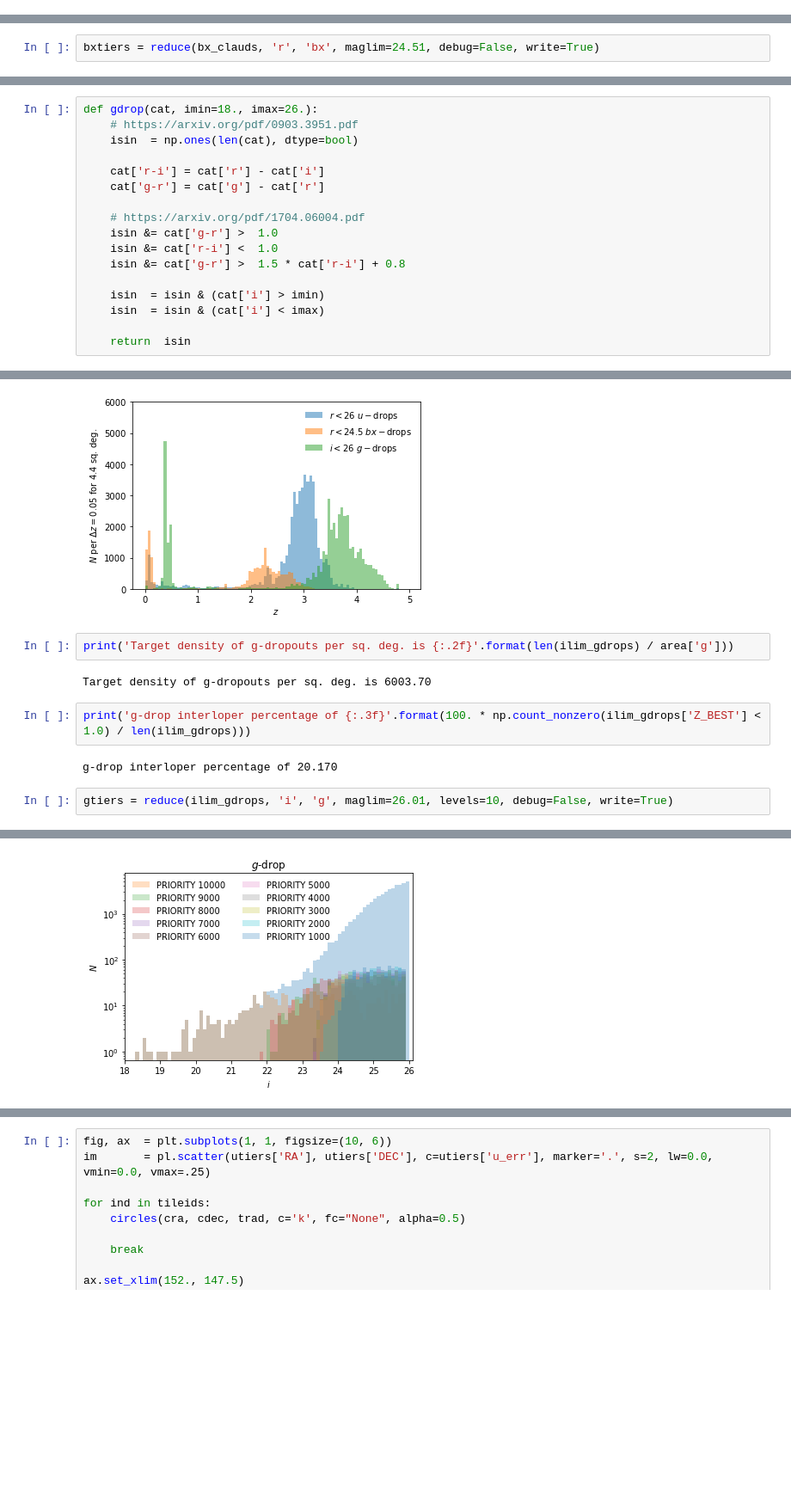
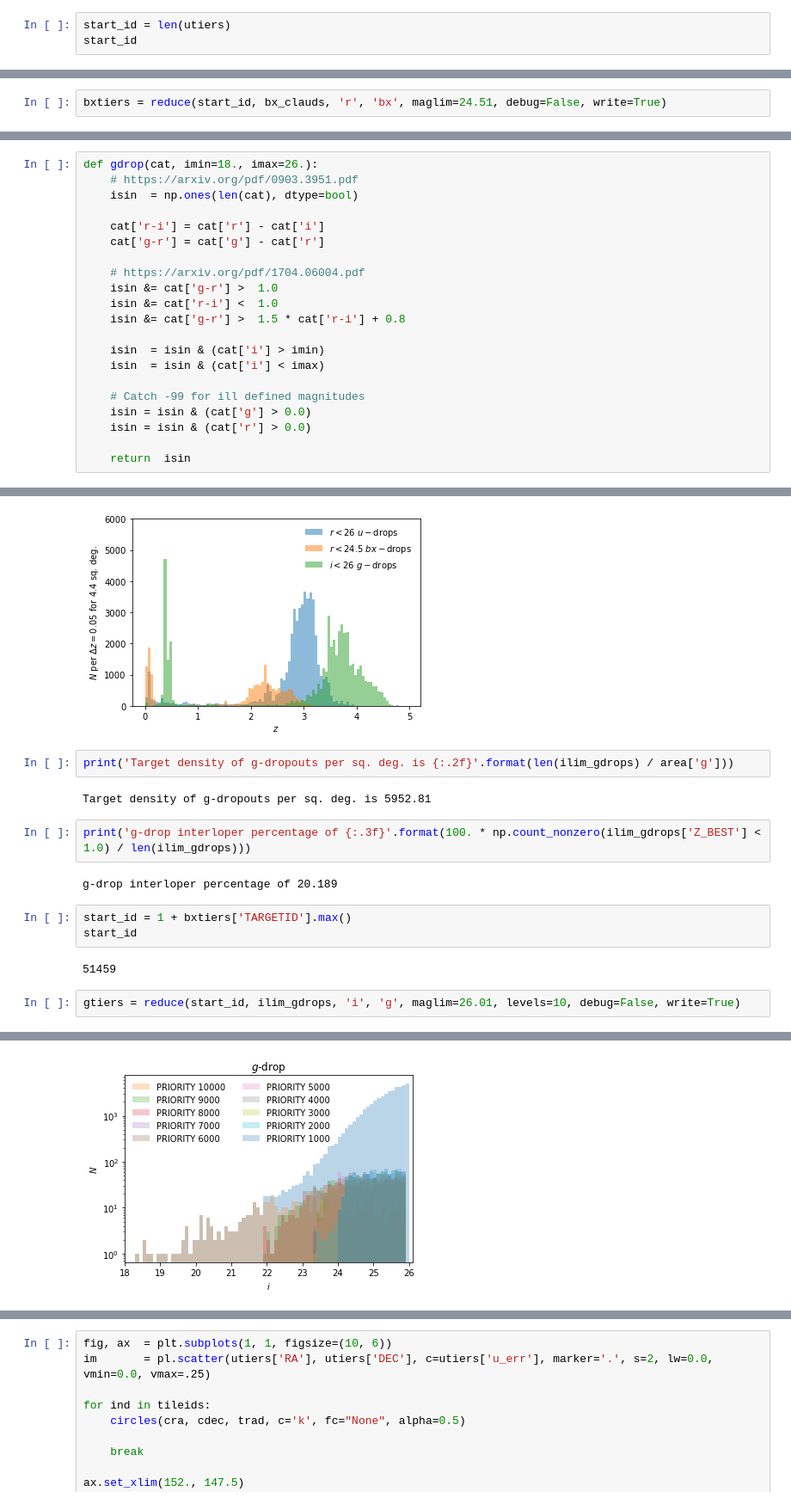
Before and after one commit to michaelJwilson/DESILBG, a Jupyter notebook: target/proposals/docs/desilbg-clauds.ipynb, the cells around one changed output, grey strips where cells are left out. Shown at 86% size. Cells and saved outputs as stored; diff of their text form; blank space fills up the shorter version.

Commit message:
Fix TARGETIDs.

```diff
--- a/target/proposals/docs/desilbg-clauds.ipynb
+++ b/target/proposals/docs/desilbg-clauds.ipynb
@@ -576,3 +578,6 @@ pl.ylabel(r'$(u-g)$')
 # %% [output]
 Text(0, 0.5, '$(u-g)$')
 [figure]
+# %%
+start_id = len(utiers)
+start_id
@@ -579,3 +586,3 @@ Text(0, 0.5, '$(u-g)$')
 # %%
-bxtiers = reduce(bx_clauds, 'r', 'bx', maglim=24.51, debug=False, write=True)
+bxtiers = reduce(start_id, bx_clauds, 'r', 'bx', maglim=24.51, debug=False, write=True)
 # %% [output]
@@ -617,6 +646,10 @@ def gdrop(cat, imin=18., imax=26.):
     isin  = isin & (cat['i'] > imin)
     isin  = isin & (cat['i'] < imax)
 
+    # Catch -99 for ill defined magnitudes
+    isin = isin & (cat['g'] > 0.0)
+    isin = isin & (cat['r'] > 0.0)
+
     return  isin
 # %%
 clauds_hsc
@@ -675,11 +708,16 @@ pl.legend(frameon=False)
 # %%
 print('Target density of g-dropouts per sq. deg. is {:.2f}'.format(len(ilim_gdrops) / area['g']))
 # %% [output]
-Target density of g-dropouts per sq. deg. is 6003.70
+Target density of g-dropouts per sq. deg. is 5952.81
 # %%
 print('g-drop interloper percentage of {:.3f}'.format(100. * np.count_nonzero(ilim_gdrops['Z_BEST'] < 1.0) / len(ilim_gdrops)))
 # %% [output]
-g-drop interloper percentage of 20.170
+g-drop interloper percentage of 20.189
+# %%
+start_id = 1 + bxtiers['TARGETID'].max()
+start_id
+# %% [output]
+51459
 # %%
-gtiers = reduce(ilim_gdrops, 'i', 'g', maglim=26.01, levels=10, debug=False, write=True)
+gtiers = reduce(start_id, ilim_gdrops, 'i', 'g', maglim=26.01, levels=10, debug=False, write=True)
 # %% [output]
@@ -703 +741 @@ gtiers = reduce(ilim_gdrops, 'i', 'g', maglim=26.01, levels=10, debug=False, wri
-[figure, old version]
+[figure, new version]
```
Also changed, not shown: parts of 9 cells of this notebook.
